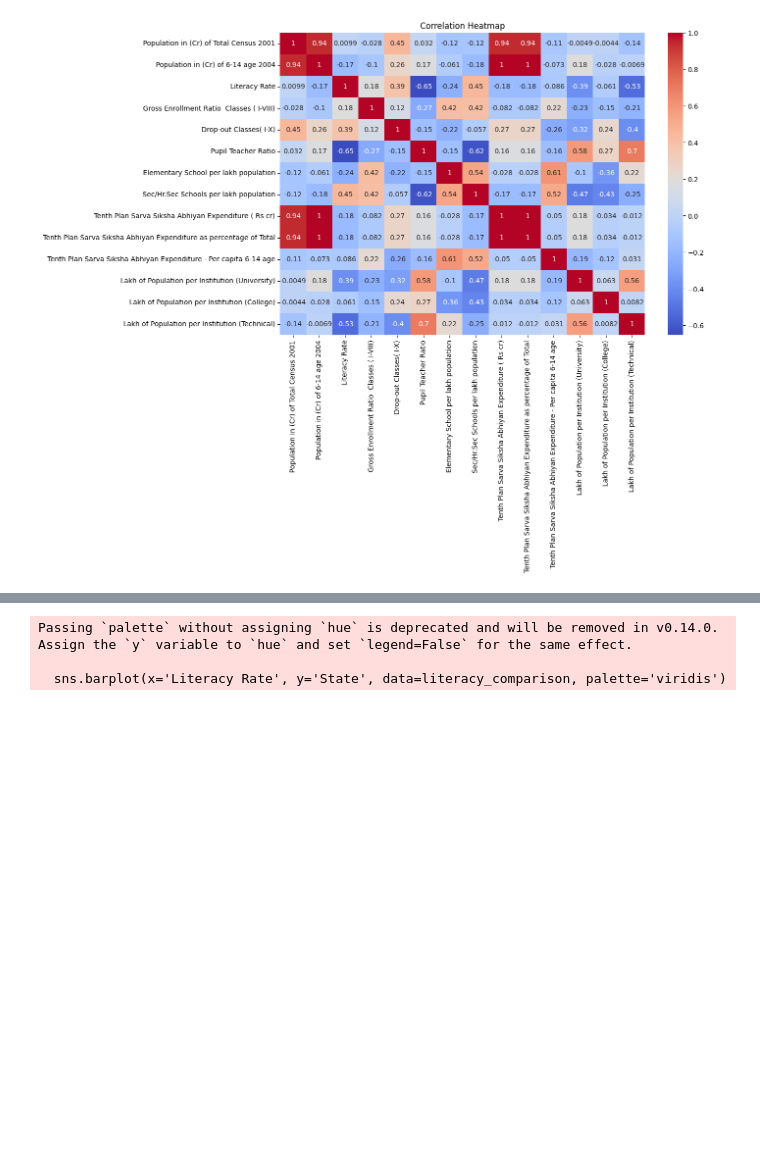
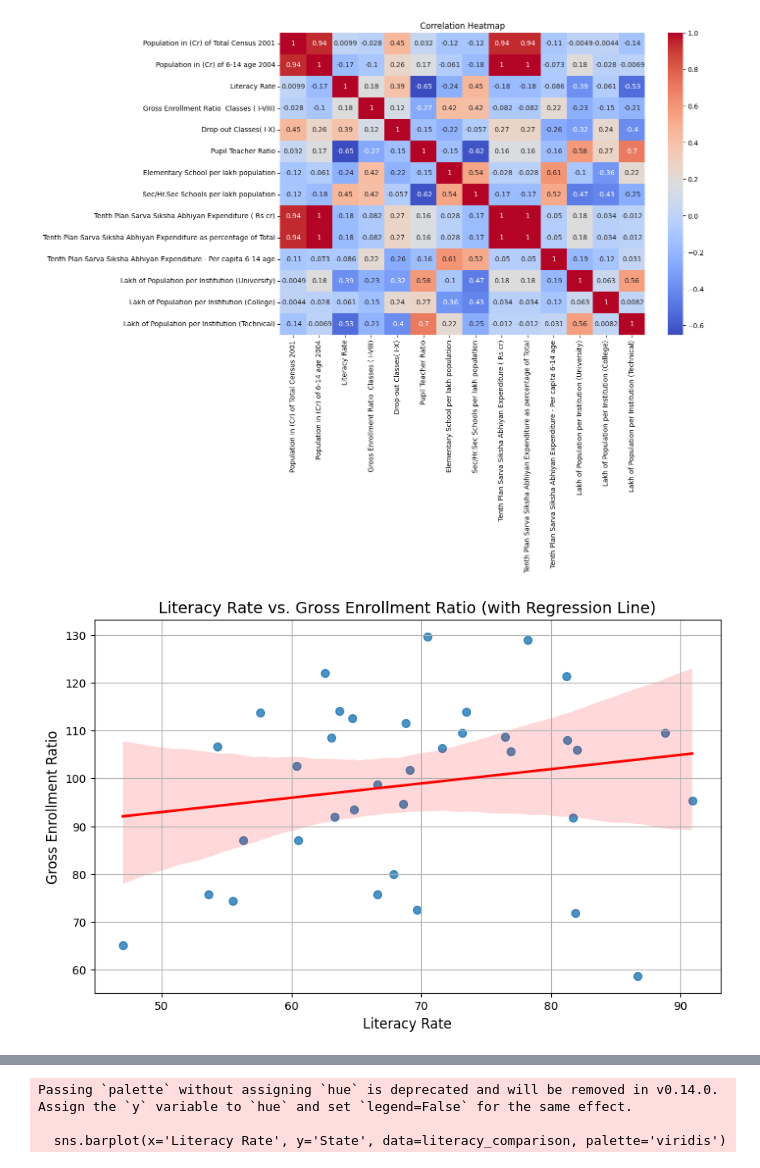
Before and after one commit to Mayank4543/Educationstatistic, a Jupyter notebook: Education.ipynb, the cells around one changed output, grey strips where cells are left out. Cells and saved outputs as stored; diff of their text form; code cells hidden in the pictures; blank space fills up the shorter version.

```diff
--- a/Education.ipynb
+++ b/Education.ipynb
@@ -366,3 +384,23 @@ plt.show()
 [figure]
 [figure]
 [figure]
+# %%
+df['Pupil Teacher Ratio']= df['Pupil Teacher Ratio'].astype(float)
+# %%
+plt.figure(figsize=(10, 6))
+
+
+sns.regplot(x='Literacy Rate', y='Gross Enrollment Ratio  Classes ( I-VIII)', data=df, scatter_kws={"s": 50}, line_kws={"color": "red"})
+
+
+plt.title('Literacy Rate vs. Gross Enrollment Ratio (with Regression Line)', fontsize=14)
+plt.xlabel('Literacy Rate', fontsize=12)
+plt.ylabel('Gross Enrollment Ratio', fontsize=12)
+
+# Grid enable karo
+plt.grid(True)
+
+# Show Graph
+plt.show()
+# %% [output]
+[figure, added]
```
Also changed, not shown: parts of 10 cells of this notebook, 1 other file.
